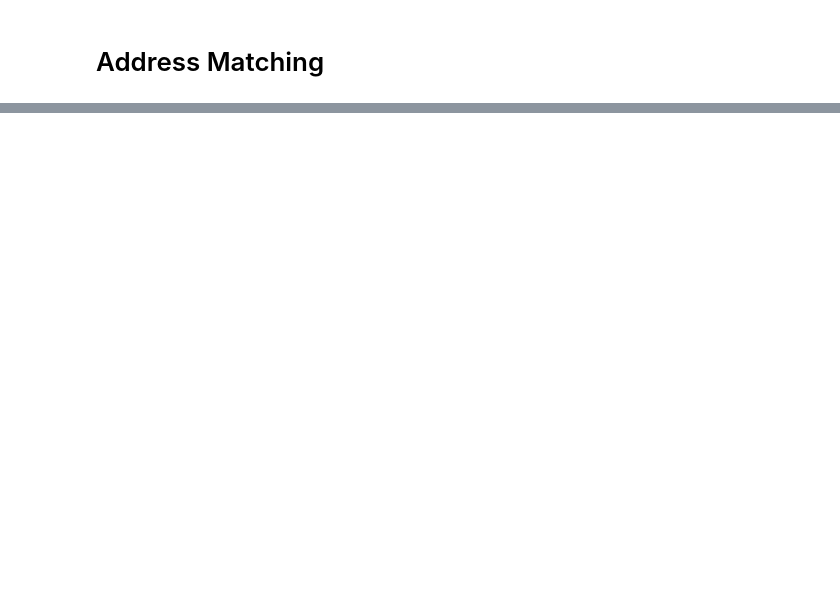
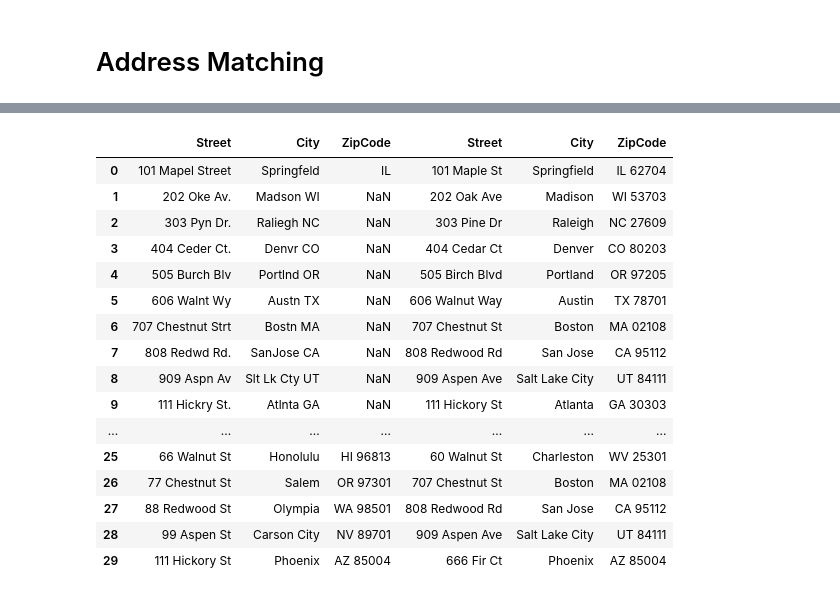
Before and after one commit to iperezav/Address-Matching, a Jupyter notebook: main.ipynb, the cells around one changed output, grey strips where cells are left out. Saved outputs shown, nothing was run; the diff lists cells and outputs as text; code cells hidden in the pictures; blank space fills up the shorter version.

```diff
--- a/main.ipynb
+++ b/main.ipynb
@@ -24,0 +534,49 @@ import fuzzywuzzy
+# %%
+# These are the lengths of the address lists for both companies to construct the similarity matrix
+
+length_source1 = len(addrs_string_comp1)
+length_source2 = len(addrs_string_comp2)
+# %%
+# Initialize similarity matrix
+# Each entry (i, j) will hold the Levenshtein distance between addrs_string_comp1[i] and addrs_string_comp2[j]
+
+similarity_matrix = np.zeros((length_source2, length_source1), dtype=int)
+# %%
+# Compute Levenshtein distance for each pair of addresses
+# Loop through each address in the first company and compare it with each address in the second company
+# Note: This can be very slow for large datasets, consider using more efficient algorithms or parallel processing for larger datasets
+
+for i in range(length_source2):
+    for j in range(length_source1):
+        similarity_matrix[i][j] = textdistance.levenshtein(addrs_string_comp2[i], addrs_string_comp1[j])
+# %%
+# Find the index of the minimum distance for each address in the first company
+
+argmin_index = similarity_matrix.argmin(axis=1)
+# %%
+# Combine the results into a DataFrame for better visualization
+# Note: We reset the index of the second company to ensure it aligns correctly with the first company
+
+addrs_company1_sim_match = addrs_company1.iloc[argmin_index,:].reset_index(drop=True)
+
+addrs_comp1vs2 = pd.concat([addrs_company2, addrs_company1_sim_match], axis=1)
+
+addrs_comp1vs2
+# %% [output]
+|  | Street | City | ZipCode | Street | City | ZipCode |
+| 0 | 101 Mapel Street | Springfeld | IL | 101 Maple St | Springfield | IL 62704 |
+| 1 | 202 Oke Av. | Madson WI | NaN | 202 Oak Ave | Madison | WI 53703 |
+| 2 | 303 Pyn Dr. | Raliegh NC | NaN | 303 Pine Dr | Raleigh | NC 27609 |
+| 3 | 404 Ceder Ct. | Denvr CO | NaN | 404 Cedar Ct | Denver | CO 80203 |
+| 4 | 505 Burch Blv | Portlnd OR | NaN | 505 Birch Blvd | Portland | OR 97205 |
+| 5 | 606 Walnt Wy | Austn TX | NaN | 606 Walnut Way | Austin | TX 78701 |
+| 6 | 707 Chestnut Strt | Bostn MA | NaN | 707 Chestnut St | Boston | MA 02108 |
+| 7 | 808 Redwd Rd. | SanJose CA | NaN | 808 Redwood Rd | San Jose | CA 95112 |
+| 8 | 909 Aspn Av | Slt Lk Cty UT | NaN | 909 Aspen Ave | Salt Lake City | UT 84111 |
+| 9 | 111 Hickry St. | Atlnta GA | NaN | 111 Hickory St | Atlanta | GA 30303 |
+| ... | ... | ... | ... | ... | ... | ... |
+| 25 | 66 Walnut St | Honolulu | HI 96813 | 60 Walnut St | Charleston | WV 25301 |
+| 26 | 77 Chestnut St | Salem | OR 97301 | 707 Chestnut St | Boston | MA 02108 |
+| 27 | 88 Redwood St | Olympia | WA 98501 | 808 Redwood Rd | San Jose | CA 95112 |
+| 28 | 99 Aspen St | Carson City | NV 89701 | 909 Aspen Ave | Salt Lake City | UT 84111 |
+| 29 | 111 Hickory St | Phoenix | AZ 85004 | 666 Fir Ct | Phoenix | AZ 85004 |
```
Also changed, not shown: parts of 64 cells of this notebook, 4 other files.
